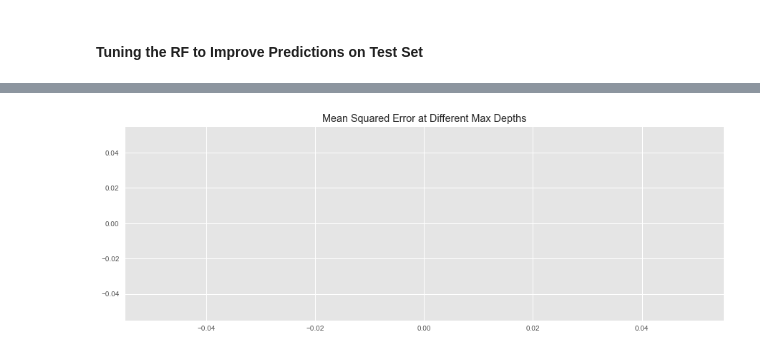
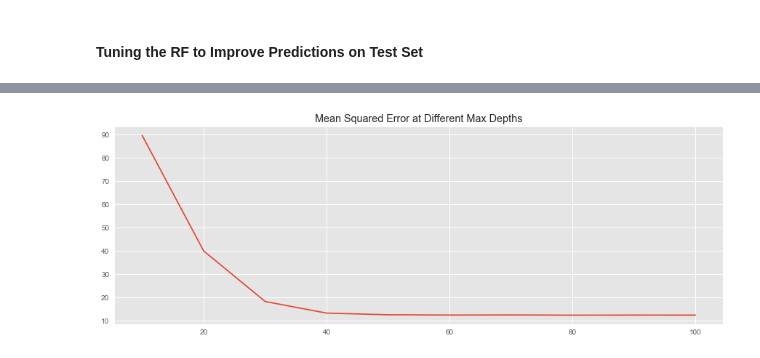
Before and after one commit to beckyepeters/life-expectancy-predictions, a Jupyter notebook: NLMS.ipynb, the cells around one changed output, grey strips where cells are left out. Drawn from its saved outputs; the diff is of its cells as text; code cells hidden in the pictures.

```diff
--- a/NLMS.ipynb
+++ b/NLMS.ipynb
@@ -693,3 +662,0 @@ train_mse
-# %%
-train_mse_total = train_mse.append(train_mse_2)
-train_r2_total = train_r2.append(train_r2_2)
@@ -698,9 +701,9 @@ train_mse_total
 # %%
 fig, ax = plt.subplots(figsize=(15, 5))
-sns.lineplot(x=max_depths, y=train_mse_total, ax=ax, palette='Blues')
+sns.lineplot(x=[10, 20, 30, 40, 50, 60, 70, 80, 90, 100], y=train_mse, ax=ax, palette='Blues')
 plt.title('Mean Squared Error at Different Max Depths');
 # %% [output]
-[figure, old version]
+[figure, new version]
 # %%
 filename = 'finalized_model.sav'
 joblib.dump(model, filename)
```
Also changed, not shown: parts of 5 cells of this notebook, 13 other files.
